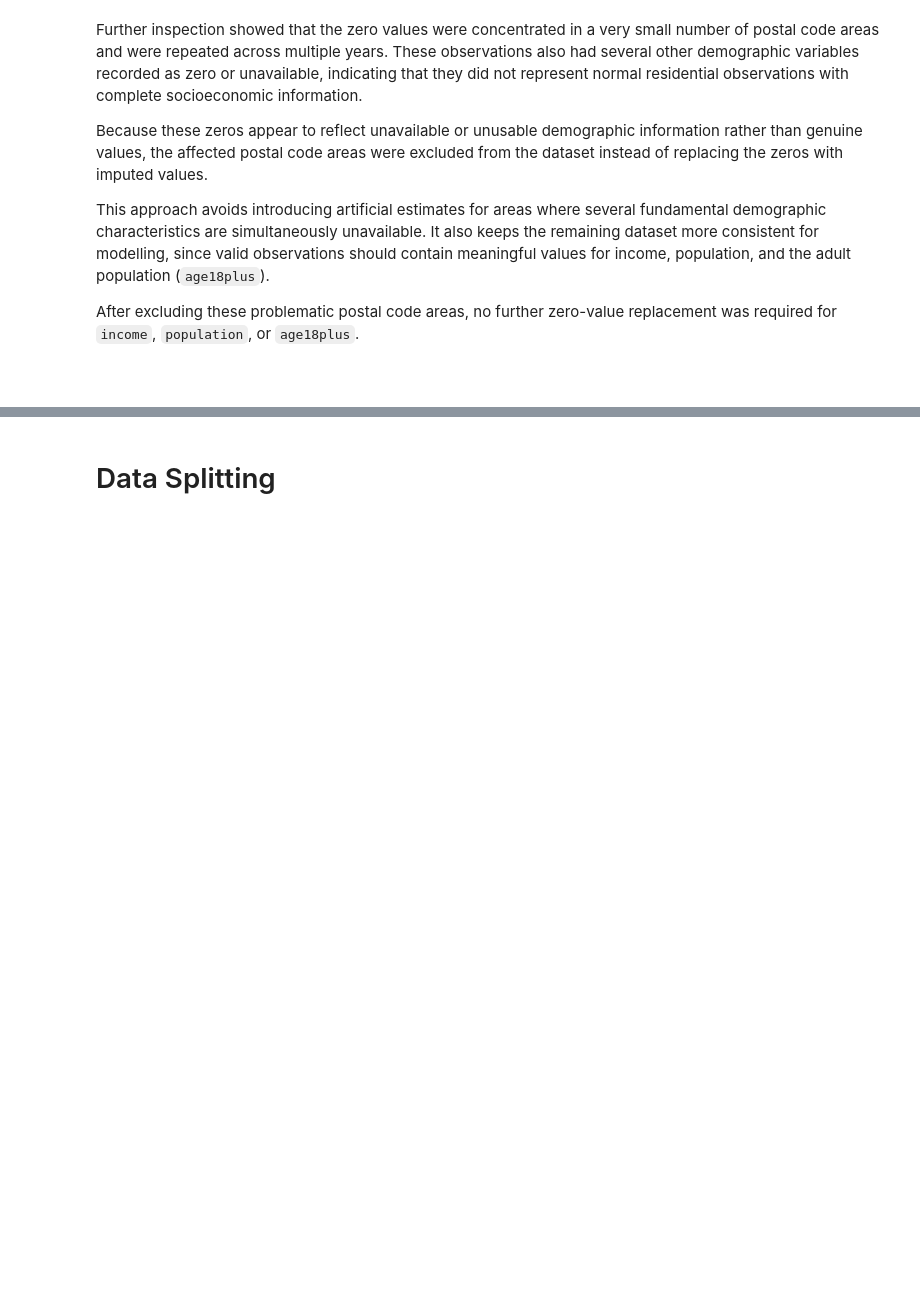
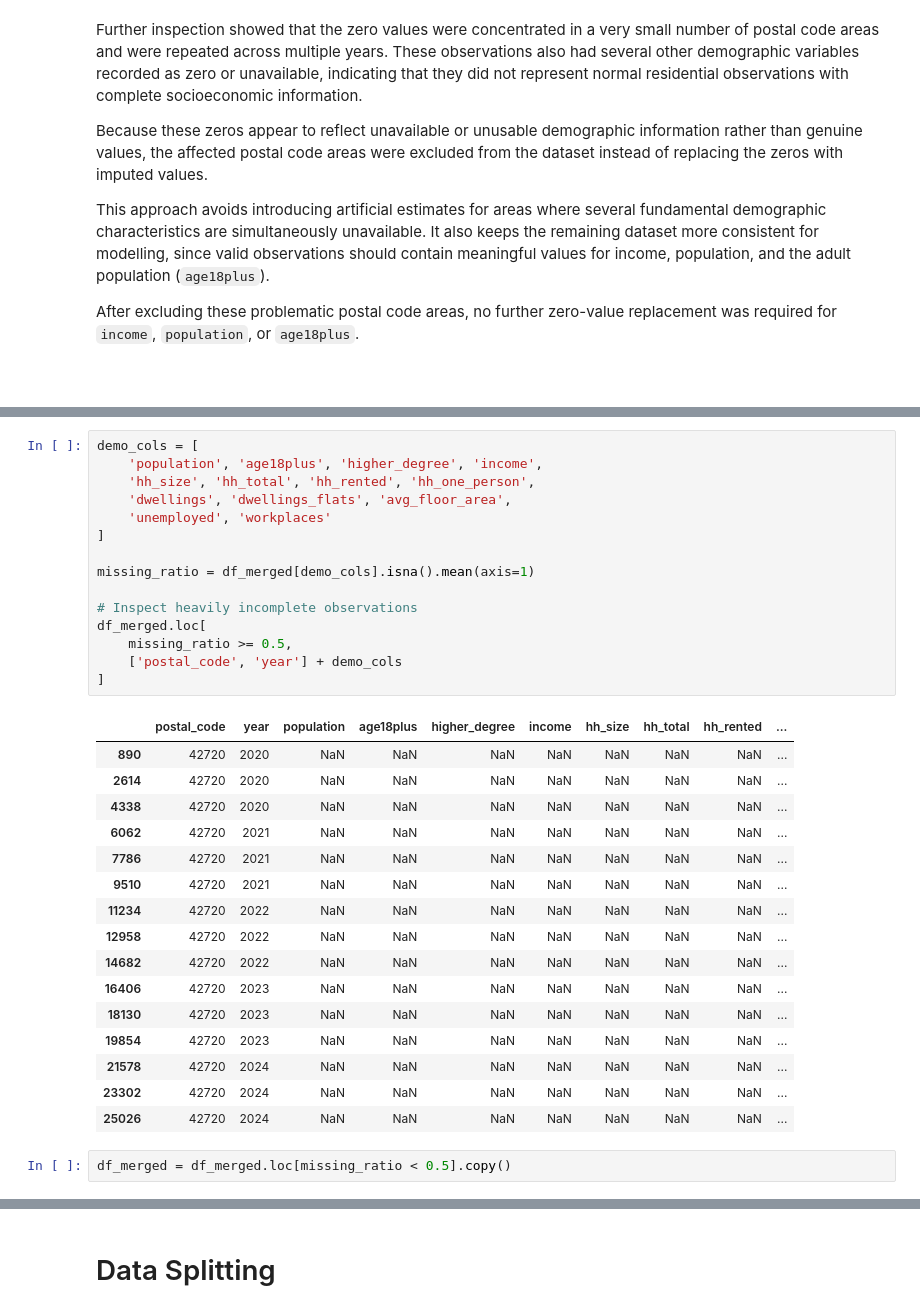
Before and after one commit to Amila-codes/housing-affordability-fi, a Jupyter notebook: notebooks/Capstone.ipynb, the cells around one changed output, grey strips where cells are left out. Drawn from its saved outputs; the diff is of its cells as text; blank space fills up the shorter version.

```diff
--- a/notebooks/Capstone.ipynb
+++ b/notebooks/Capstone.ipynb
@@ -762,0 +786,34 @@ After excluding these problematic postal code areas, no further zero-value repla
+# %%
+demo_cols = [
+    'population', 'age18plus', 'higher_degree', 'income',
+    'hh_size', 'hh_total', 'hh_rented', 'hh_one_person',
+    'dwellings', 'dwellings_flats', 'avg_floor_area',
+    'unemployed', 'workplaces'
+]
+
+missing_ratio = df_merged[demo_cols].isna().mean(axis=1)
+
+# Inspect heavily incomplete observations
+df_merged.loc[
+    missing_ratio >= 0.5,
+    ['postal_code', 'year'] + demo_cols
+]
+# %% [output]
+|  | postal_code | year | population | age18plus | higher_degree | income | hh_size | hh_total | hh_rented | ... |
+| 890 | 42720 | 2020 | NaN | NaN | NaN | NaN | NaN | NaN | NaN | ... |
+| 2614 | 42720 | 2020 | NaN | NaN | NaN | NaN | NaN | NaN | NaN | ... |
+| 4338 | 42720 | 2020 | NaN | NaN | NaN | NaN | NaN | NaN | NaN | ... |
+| 6062 | 42720 | 2021 | NaN | NaN | NaN | NaN | NaN | NaN | NaN | ... |
+| 7786 | 42720 | 2021 | NaN | NaN | NaN | NaN | NaN | NaN | NaN | ... |
+| 9510 | 42720 | 2021 | NaN | NaN | NaN | NaN | NaN | NaN | NaN | ... |
+| 11234 | 42720 | 2022 | NaN | NaN | NaN | NaN | NaN | NaN | NaN | ... |
+| 12958 | 42720 | 2022 | NaN | NaN | NaN | NaN | NaN | NaN | NaN | ... |
+| 14682 | 42720 | 2022 | NaN | NaN | NaN | NaN | NaN | NaN | NaN | ... |
+| 16406 | 42720 | 2023 | NaN | NaN | NaN | NaN | NaN | NaN | NaN | ... |
+| 18130 | 42720 | 2023 | NaN | NaN | NaN | NaN | NaN | NaN | NaN | ... |
+| 19854 | 42720 | 2023 | NaN | NaN | NaN | NaN | NaN | NaN | NaN | ... |
+| 21578 | 42720 | 2024 | NaN | NaN | NaN | NaN | NaN | NaN | NaN | ... |
+| 23302 | 42720 | 2024 | NaN | NaN | NaN | NaN | NaN | NaN | NaN | ... |
+| 25026 | 42720 | 2024 | NaN | NaN | NaN | NaN | NaN | NaN | NaN | ... |
+# %%
+df_merged = df_merged.loc[missing_ratio < 0.5].copy()
```
Also changed, not shown: parts of 18 cells of this notebook.
